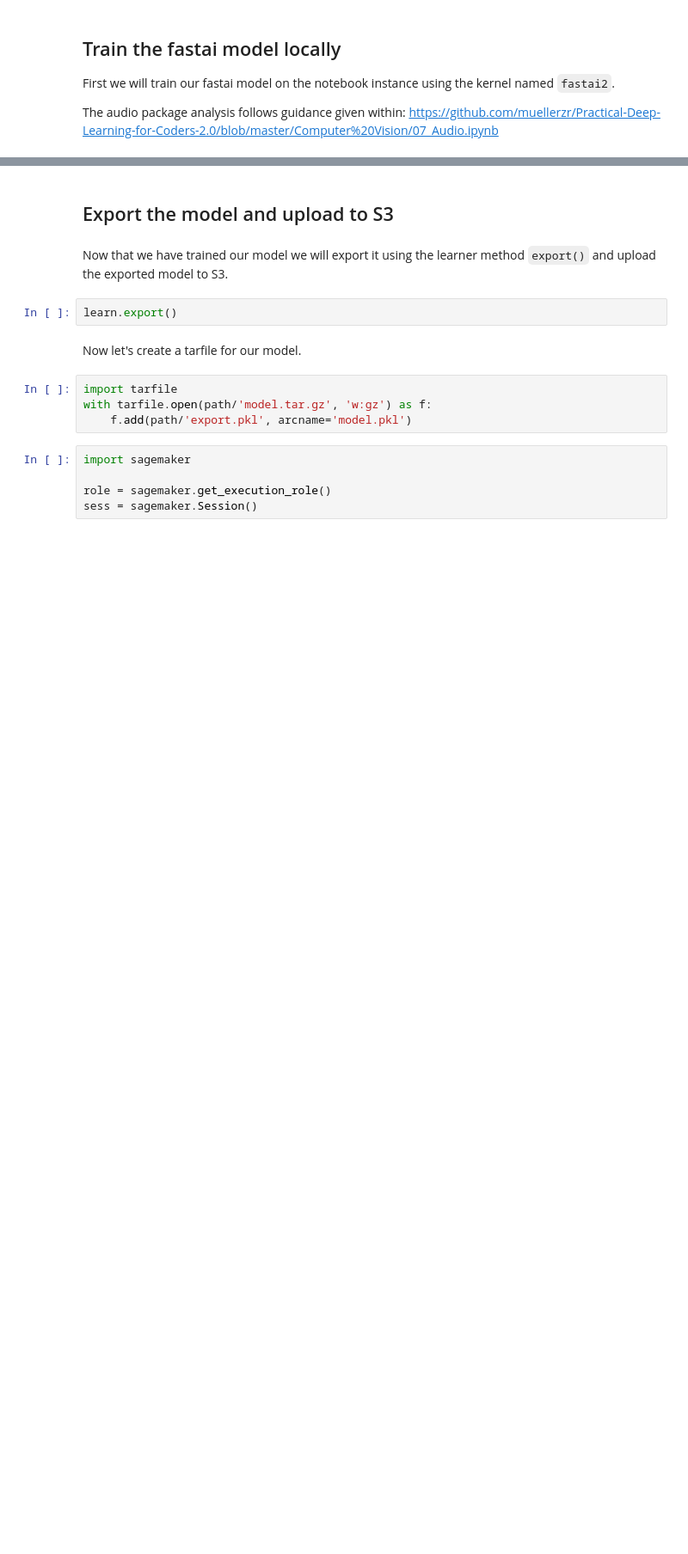
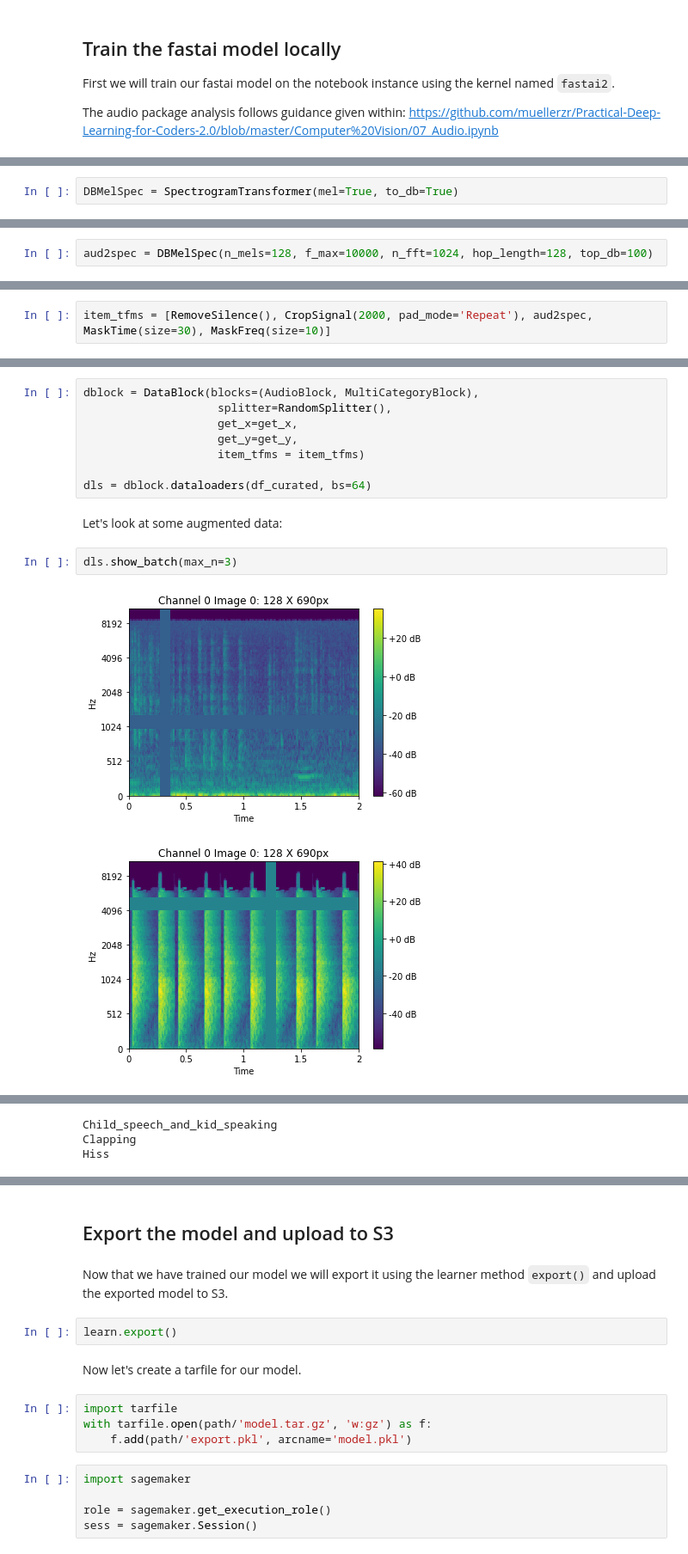
Before and after one commit to mikful/udacity-mlend-capstone, a Jupyter notebook: fastai2_deploy_sagemaker.ipynb, the cells around one changed output, grey strips where cells are left out. Shown at 86% size. Drawn from its saved outputs; the diff is of its cells as text; blank space fills up the shorter version.

```diff
--- a/fastai2_deploy_sagemaker.ipynb
+++ b/fastai2_deploy_sagemaker.ipynb
@@ -49,0 +262,2 @@ ModuleNotFoundError: No module named 'fastai2_audio'
+# %%
+DBMelSpec = SpectrogramTransformer(mel=True, to_db=True)
@@ -49,0 +285,2 @@ ModuleNotFoundError: No module named 'fastai2_audio'
+# %%
+aud2spec = DBMelSpec(n_mels=128, f_max=10000, n_fft=1024, hop_length=128, top_db=100)
@@ -49,0 +306,2 @@ ModuleNotFoundError: No module named 'fastai2_audio'
+# %%
+item_tfms = [RemoveSilence(), CropSignal(2000, pad_mode='Repeat'), aud2spec, MaskTime(size=30), MaskFreq(size=10)]
@@ -49,0 +341,15 @@ ModuleNotFoundError: No module named 'fastai2_audio'
+# %%
+dblock = DataBlock(blocks=(AudioBlock, MultiCategoryBlock),
+                    splitter=RandomSplitter(),
+                    get_x=get_x,
+                    get_y=get_y,
+                    item_tfms = item_tfms)
+
+dls = dblock.dataloaders(df_curated, bs=64)
+# %% [markdown]
+Let's look at some augmented data:
+# %%
+dls.show_batch(max_n=3)
+# %% [output]
+[figure, added]
+[figure, added]
@@ -49,0 +357,3 @@ ModuleNotFoundError: No module named 'fastai2_audio'
+Child_speech_and_kid_speaking
+Clapping
+Hiss
```
Also changed, not shown: parts of 70 cells of this notebook.
